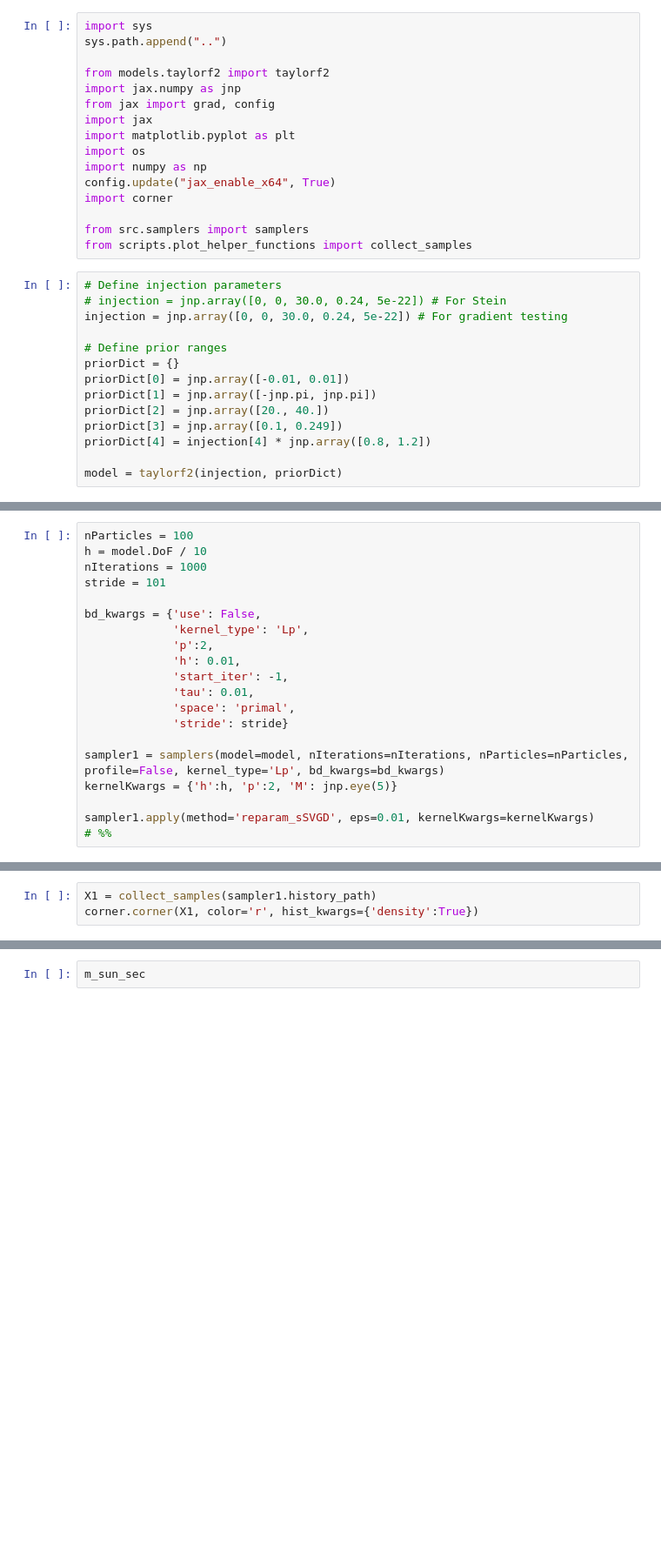
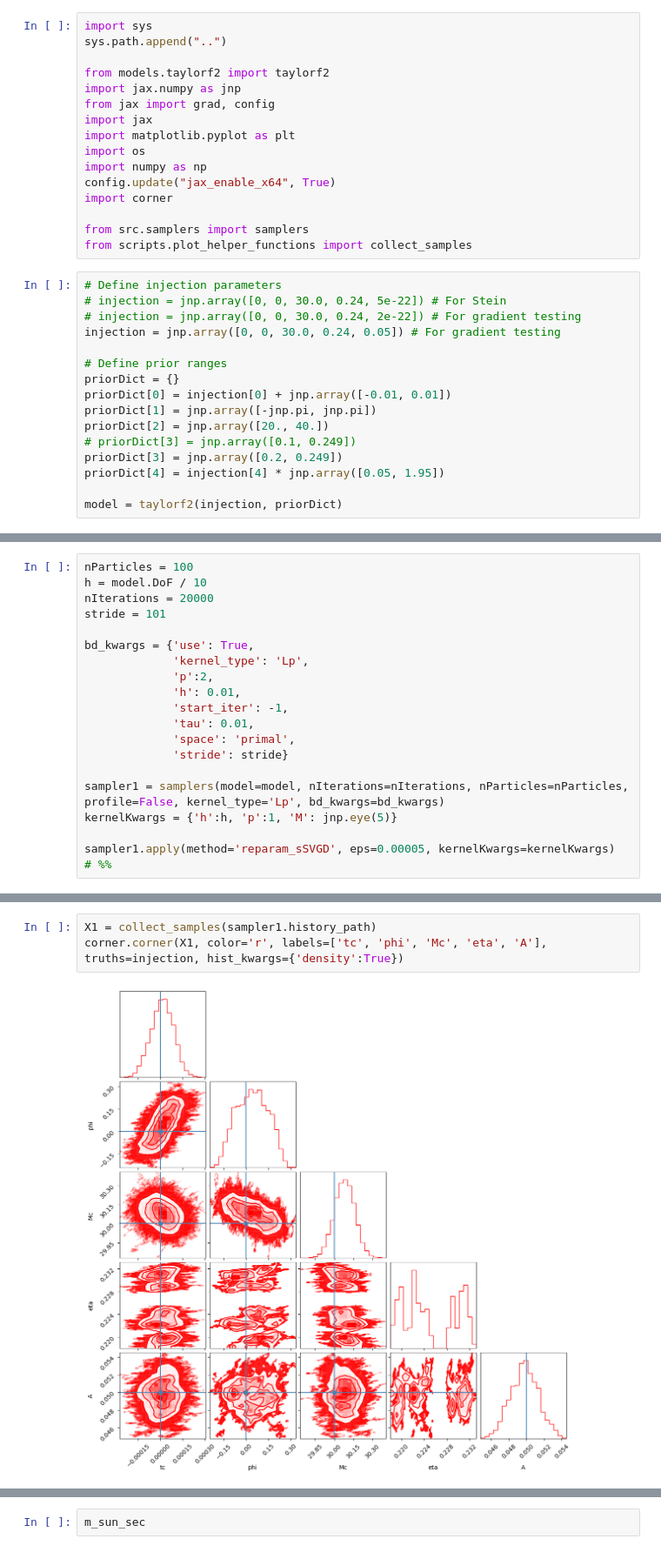
Before and after one commit to leviyevalex/sSVN_GW, a Jupyter notebook: notebooks/simple.ipynb, the cells around one changed output, grey strips where cells are left out. Shown at 87% size. Cells and saved outputs as stored; diff of their text form; blank space fills up the shorter version.

```diff
--- a/notebooks/simple.ipynb
+++ b/notebooks/simple.ipynb
@@ -17,14 +17,16 @@ from scripts.plot_helper_functions import collect_samples
 # %%
 # Define injection parameters
 # injection = jnp.array([0, 0, 30.0, 0.24, 5e-22]) # For Stein
-injection = jnp.array([0, 0, 30.0, 0.24, 5e-22]) # For gradient testing
+# injection = jnp.array([0, 0, 30.0, 0.24, 2e-22]) # For gradient testing
+injection = jnp.array([0, 0, 30.0, 0.24, 0.05]) # For gradient testing
 
 # Define prior ranges
 priorDict = {}
-priorDict[0] = jnp.array([-0.01, 0.01])
+priorDict[0] = injection[0] + jnp.array([-0.01, 0.01])
 priorDict[1] = jnp.array([-jnp.pi, jnp.pi])
 priorDict[2] = jnp.array([20., 40.])
-priorDict[3] = jnp.array([0.1, 0.249])
-priorDict[4] = injection[4] * jnp.array([0.8, 1.2])
+# priorDict[3] = jnp.array([0.1, 0.249])
+priorDict[3] = jnp.array([0.2, 0.249])
+priorDict[4] = injection[4] * jnp.array([0.05, 1.95])
 
 model = taylorf2(injection, priorDict)
@@ -93,10 +126,10 @@ model._newDrawFromPrior(100)[:,0]
 # %%
 nParticles = 100
 h = model.DoF / 10
-nIterations = 1000
+nIterations = 20000
 stride = 101
 
-bd_kwargs = {'use': False,
+bd_kwargs = {'use': True,
              'kernel_type': 'Lp',
              'p':2,
              'h': 0.01,
@@ -106,7 +139,7 @@ bd_kwargs = {'use': False,
              'stride': stride}
 
 sampler1 = samplers(model=model, nIterations=nIterations, nParticles=nParticles, profile=False, kernel_type='Lp', bd_kwargs=bd_kwargs)
-kernelKwargs = {'h':h, 'p':2, 'M': jnp.eye(5)}
+kernelKwargs = {'h':h, 'p':1, 'M': jnp.eye(5)}
 
-sampler1.apply(method='reparam_sSVGD', eps=0.01, kernelKwargs=kernelKwargs)
+sampler1.apply(method='reparam_sSVGD', eps=0.00005, kernelKwargs=kernelKwargs)
 # %%
@@ -113,3 +148,5 @@ sampler1.apply(method='reparam_sSVGD', eps=0.01, kernelKwargs=kernelKwargs)
 # %%
 X1 = collect_samples(sampler1.history_path)
-corner.corner(X1, color='r', hist_kwargs={'density':True})
+corner.corner(X1, color='r', labels=['tc', 'phi', 'Mc', 'eta', 'A'], truths=injection, hist_kwargs={'density':True})
+# %% [output]
+[figure, added]
```
Also changed, not shown: parts of 7 cells of this notebook, 4 other files.
